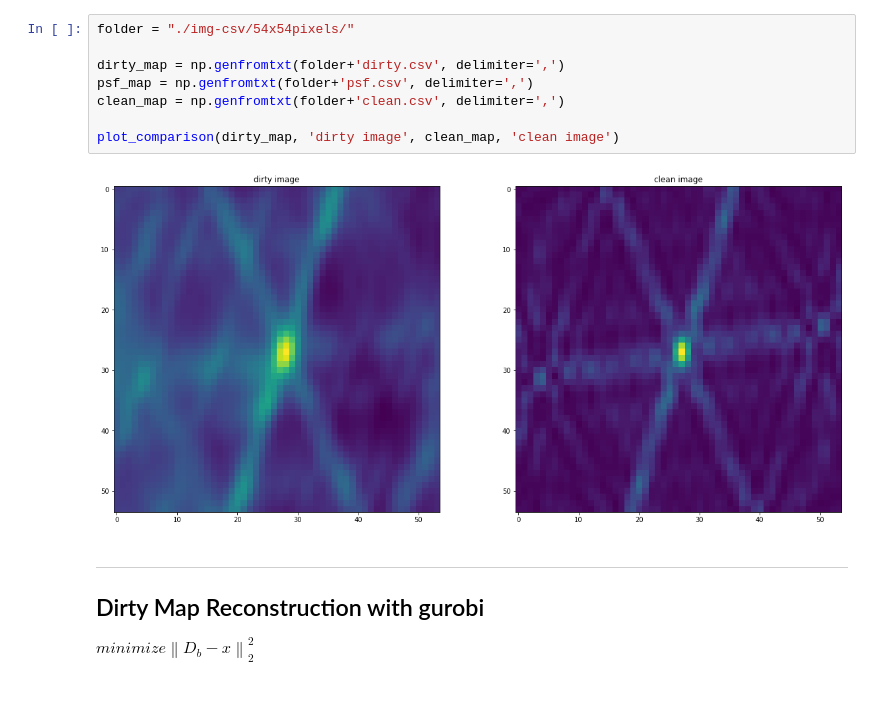
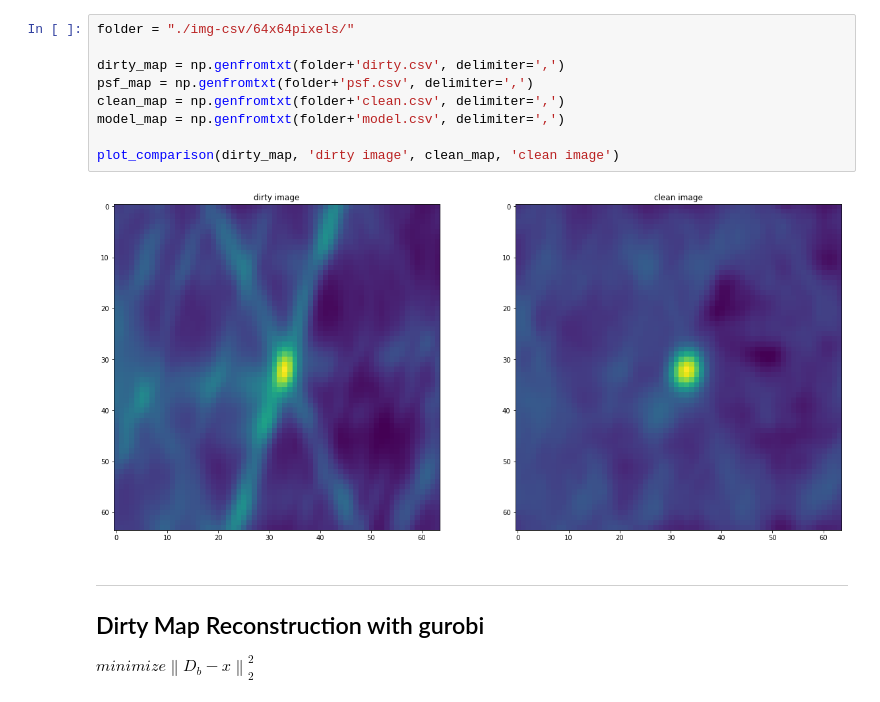
Before and after one commit to lord-blueberry/p7-cs, a Jupyter notebook: sandbox/00-cs-dirty.ipynb, the cells around one changed output. Saved outputs shown, nothing was run; the diff lists cells and outputs as text.

```diff
--- a/sandbox/00-cs-dirty.ipynb
+++ b/sandbox/00-cs-dirty.ipynb
@@ -25,13 +33,14 @@ def plot_comparison(img0, title0, img1, title1):
 # %%
-folder = "./img-csv/54x54pixels/"
+folder = "./img-csv/64x64pixels/"
 
 dirty_map = np.genfromtxt(folder+'dirty.csv', delimiter=',')
 psf_map = np.genfromtxt(folder+'psf.csv', delimiter=',')
 clean_map = np.genfromtxt(folder+'clean.csv', delimiter=',')
+model_map = np.genfromtxt(folder+'model.csv', delimiter=',')
 
 plot_comparison(dirty_map, 'dirty image', clean_map, 'clean image')
 # %% [output]
-[figure, old version]
+[figure, new version]
 # %% [markdown]
 ***
 
```
Also changed, not shown: parts of 31 cells of this notebook, 4 other files.
